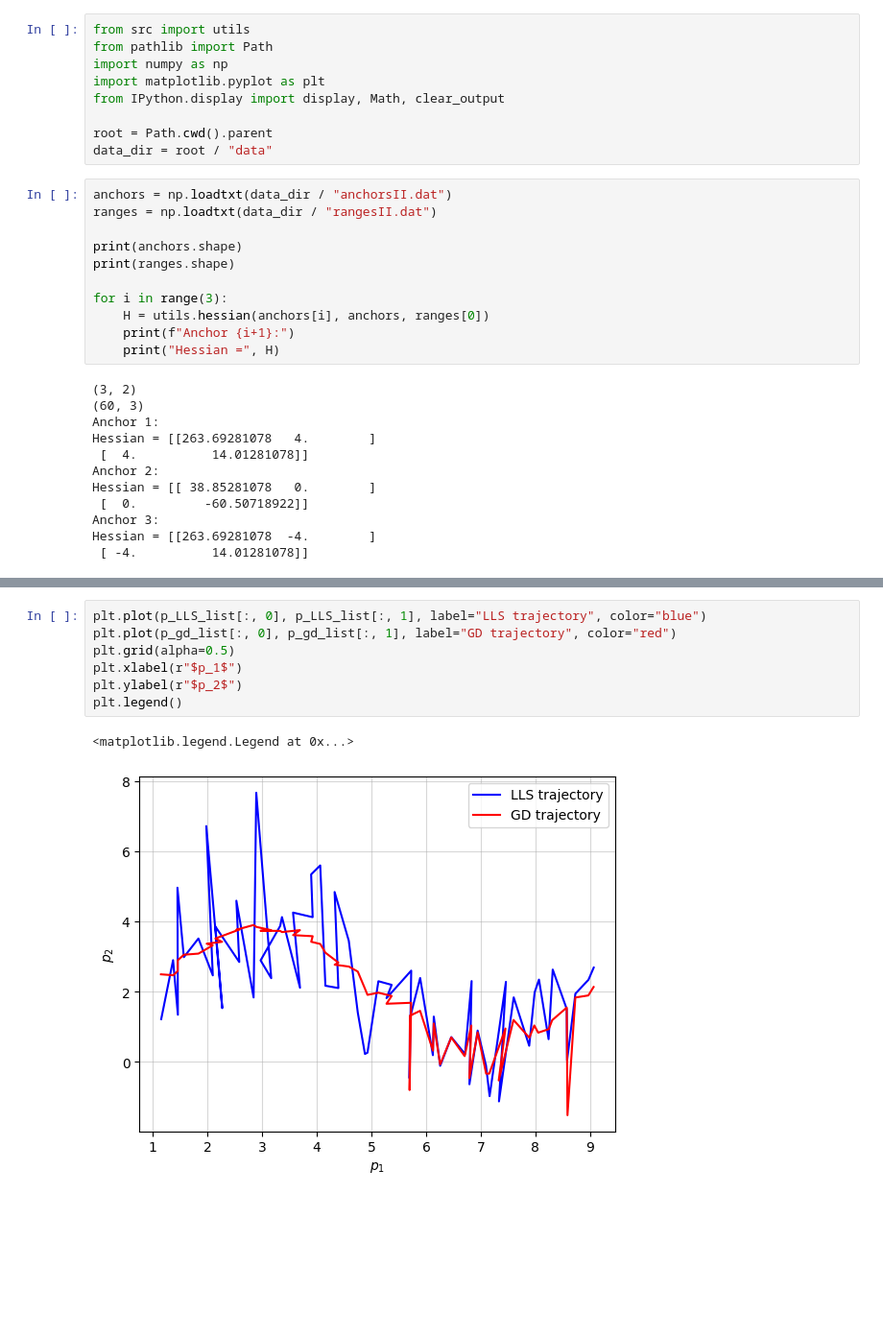
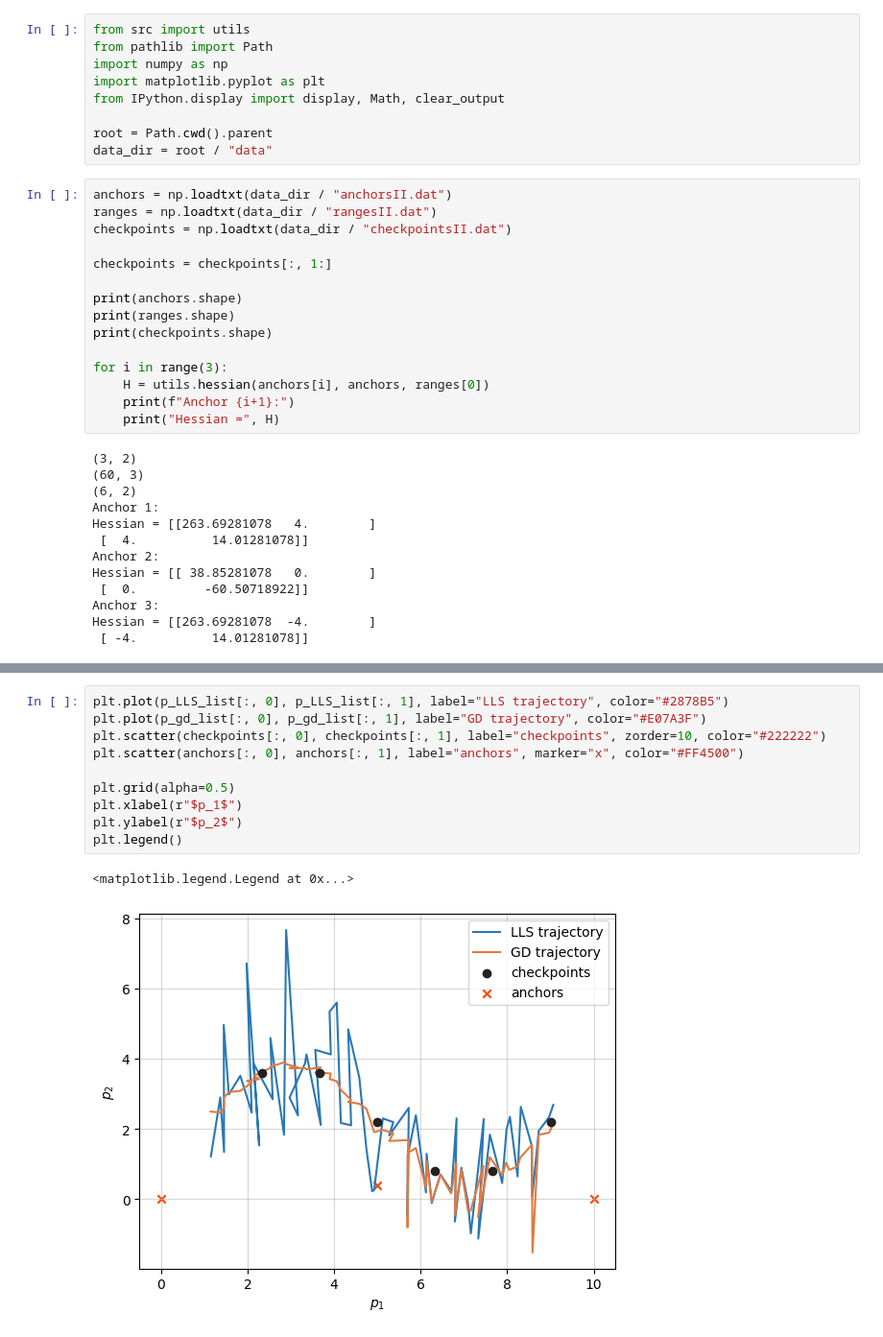
Before and after one commit to Deuter1um/OptimCW26_27, a Jupyter notebook: notebooks/part2.ipynb, the cells around one changed output, grey strips where cells are left out. Shown at 96% size. Cells and saved outputs as stored; diff of their text form; blank space fills up the shorter version.

```diff
--- a/notebooks/part2.ipynb
+++ b/notebooks/part2.ipynb
@@ -10,9 +10,13 @@ data_dir = root / "data"
 # %%
 anchors = np.loadtxt(data_dir / "anchorsII.dat")
 ranges = np.loadtxt(data_dir / "rangesII.dat")
+checkpoints = np.loadtxt(data_dir / "checkpointsII.dat")
+
+checkpoints = checkpoints[:, 1:]
 
 print(anchors.shape)
 print(ranges.shape)
+print(checkpoints.shape)
 
 for i in range(3):
     H = utils.hessian(anchors[i], anchors, ranges[0])
@@ -21,6 +25,7 @@ for i in range(3):
 # %% [output]
 (3, 2)
 (60, 3)
+(6, 2)
 Anchor 1:
 Hessian = [[263.69281078   4.        ]
  [  4.          14.01281078]]
@@ -68,12 +73,15 @@ t=58 | iterations:1469, loss=0.001286722910746515
 t=59 | iterations:1579, loss=0.02167143716152758
 t=60 | iterations:1307, loss=0.033109200672922785
 # %%
-plt.plot(p_LLS_list[:, 0], p_LLS_list[:, 1], label="LLS trajectory", color="blue")
-plt.plot(p_gd_list[:, 0], p_gd_list[:, 1], label="GD trajectory", color="red")
+plt.plot(p_LLS_list[:, 0], p_LLS_list[:, 1], label="LLS trajectory", color="#2878B5")
+plt.plot(p_gd_list[:, 0], p_gd_list[:, 1], label="GD trajectory", color="#E07A3F")
+plt.scatter(checkpoints[:, 0], checkpoints[:, 1], label="checkpoints", zorder=10, color="#222222")
+plt.scatter(anchors[:, 0], anchors[:, 1], label="anchors", marker="x", color="#FF4500")
+
 plt.grid(alpha=0.5)
 plt.xlabel(r"$p_1$")
 plt.ylabel(r"$p_2$")
 plt.legend()
 # %% [output]
 <matplotlib.legend.Legend at 0x...>
-[figure, old version]
+[figure, new version]
```
Also changed, not shown: parts of 2 cells of this notebook, 2 other files.
